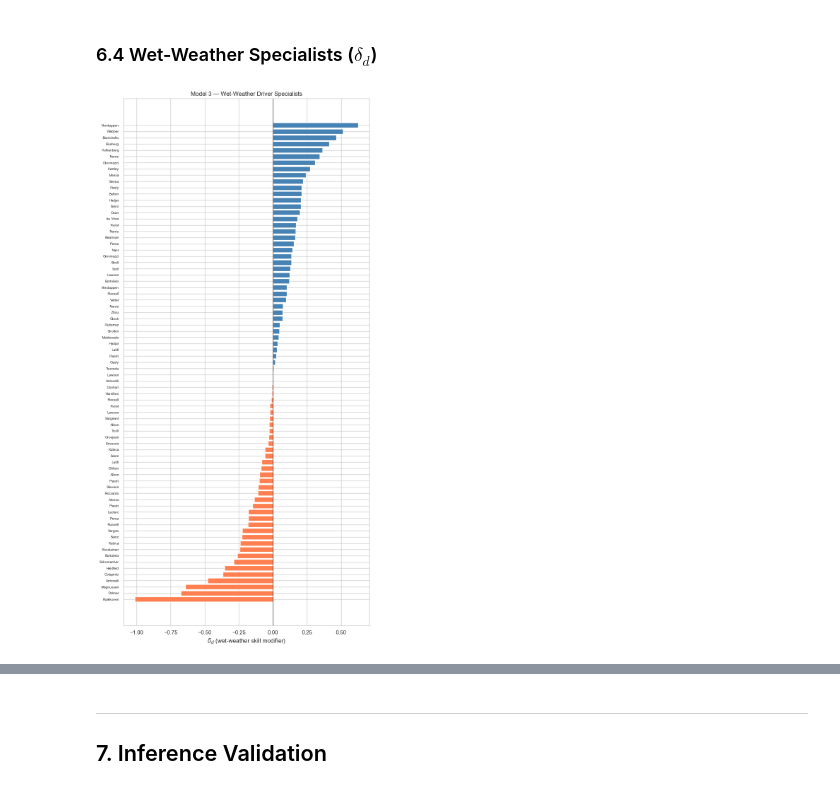
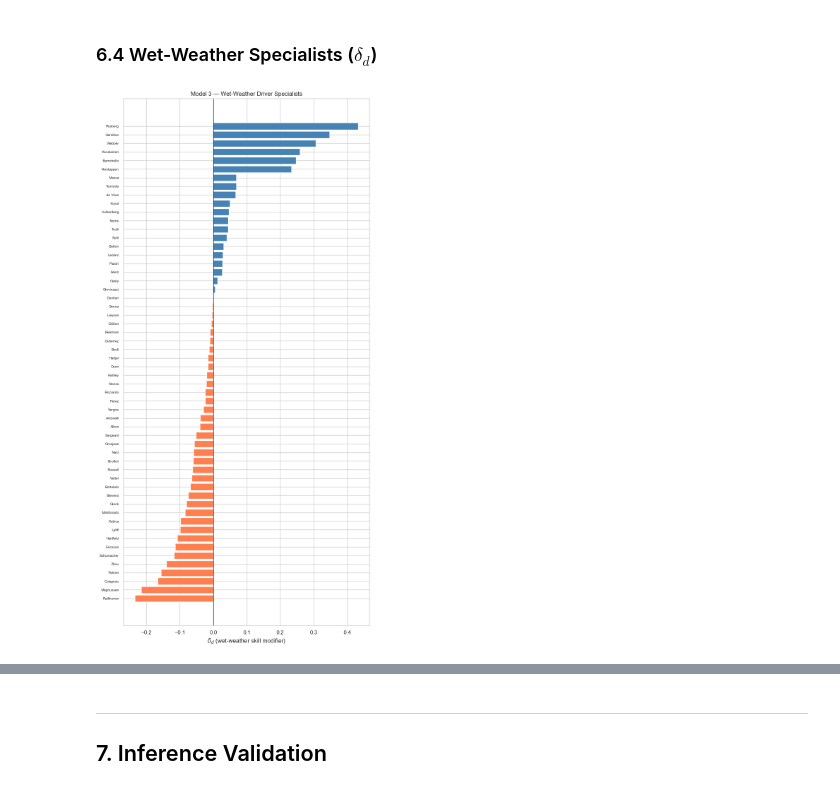
Before and after one commit to christianrand18/MBML-TrueSkill-Formula-1, a Jupyter notebook: F1_PGM_Submission.ipynb, the cells around one changed output, grey strips where cells are left out. Saved outputs shown, nothing was run; the diff lists cells and outputs as text; code cells hidden in the pictures.

```diff
--- a/F1_PGM_Submission.ipynb
+++ b/F1_PGM_Submission.ipynb
@@ -858,21 +945,23 @@ class FullModel:
 # %%
-M3_CSV = os.path.join(OUTPUT_DIR, 'full_posterior.csv')
+M3_CSV  = os.path.join(OUTPUT_DIR, 'full_posterior.csv')
 
-model3 = FullModel(dataset.n_drivers, dataset.n_constructors,
-                   dataset.n_seasons, dataset.n_circuits)
+model3  = FullModel(dataset.n_drivers, dataset.n_constructors, dataset.n_seasons)
+losses3 = None
 step_kwargs3 = {
     'driver_idx': dataset.driver_idx, 'cons_idx':      dataset.cons_idx,
-    'season_idx': dataset.season_idx, 'circuit_idx':   dataset.circuit_idx,
+    'season_idx': dataset.season_idx,
     'race_idx':   dataset.race_idx,   'wet':           dataset.wet,
-    'race_lengths': dataset.race_lengths, 'pit_norm':  dataset.pit_norm,
+    'race_lengths': dataset.race_lengths
 }
 
 if not os.path.exists(M3_CSV):
     pyro.clear_param_store()
-    train_svi(model3, dataset, n_steps=5000, step_kwargs=step_kwargs3)
+    losses3 = train_svi(model3, dataset, n_steps=5000, step_kwargs=step_kwargs3)
     df_full = extract_posterior('full', dataset)
     df_full.to_csv(M3_CSV, index=False)
 
 df_full = pd.read_csv(M3_CSV)
 print(f'Model 3: {len(df_full)} posterior rows loaded')
+if losses3 is None:
+    print('  (losses3 not available — delete full_posterior.csv and rerun to record)')
 # %% [output]
@@ -921,21 +1023,25 @@ plt.show()
 # %% [markdown]
 ### 6.4 Wet-Weather Specialists ($\delta_d$)
 # %%
-delta_sorted = (df_full[df_full.entity_name == 'delta_d']
-                .sort_values('mu').reset_index(drop=True))
-delta_sorted['name'] = delta_sorted['entity_id'].map(
-        lambda x: DRIVER_NAMES.get(x, f'#{x}'))
+delta_sorted = df_full[df_full.entity_name == 'delta_d'].copy()
+delta_sorted['name'] = delta_sorted['entity_id'].map(lambda x: DRIVER_NAMES.get(x, f'#{x}'))
+
+delta_sorted = (delta_sorted.groupby('name')
+                .agg({'mu': 'mean', 'sigma': 'mean'})
+                .reset_index())
+
+delta_sorted = delta_sorted.sort_values('mu').reset_index(drop=True)
 
 colors = ['steelblue' if v >= 0 else 'coral' for v in delta_sorted['mu']]
 
 fig, ax = plt.subplots(figsize=(8, 16))
 ax.barh(range(len(delta_sorted)), delta_sorted['mu'], color=colors, height=0.8)
 ax.set_yticks(range(len(delta_sorted)))
 ax.set_yticklabels(delta_sorted['name'], fontsize=7)
 ax.axvline(0, color='black', linewidth=0.8)
 ax.set_xlabel(r'$\delta_d$ (wet-weather skill modifier)')
 ax.set_title('Model 3 — Wet-Weather Driver Specialists')
 plt.tight_layout()
 plt.show()
 # %% [output]
-[figure, old version]
+[figure, new version]
```
Also changed, not shown: parts of 44 cells of this notebook.
